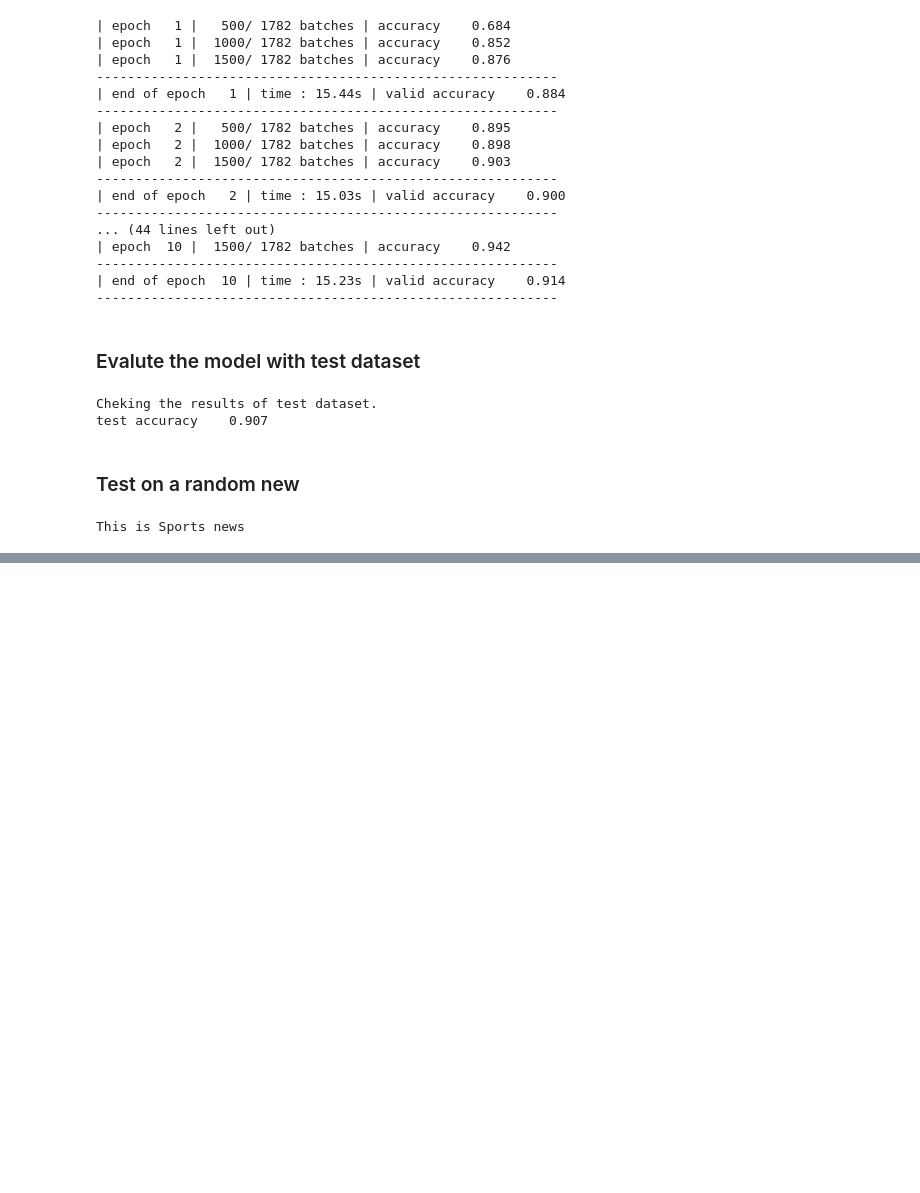
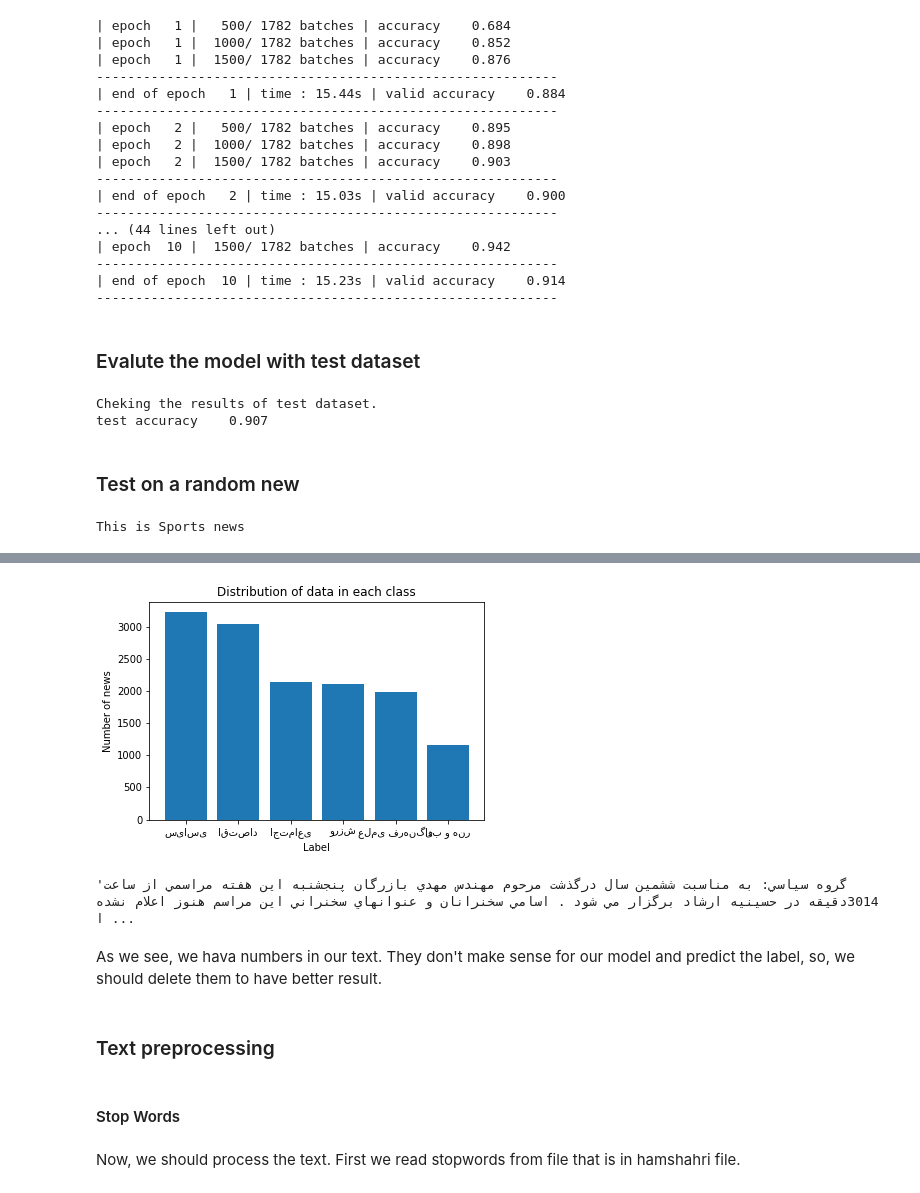
Before and after one commit to ZahraDehghani99/AI-Internship, a Jupyter notebook: Phase05_NLP_With_Neural_Networks/Phase05_NLP_With_Neural_Networks.ipynb, the cells around one changed output, grey strips where cells are left out. Cells and saved outputs as stored; diff of their text form; code cells hidden in the pictures; blank space fills up the shorter version.

```diff
--- a/Phase05_NLP_With_Neural_Networks/Phase05_NLP_With_Neural_Networks.ipynb
+++ b/Phase05_NLP_With_Neural_Networks/Phase05_NLP_With_Neural_Networks.ipynb
@@ -375,0 +541,3 @@ len(os.listdir("/content/drive/MyDrive/AI-Internship/HAM2/2001"))
+# %%
+data = pd.read_csv('/content/ham2-2001.csv')
+data.head()
@@ -375,0 +565,5 @@ len(os.listdir("/content/drive/MyDrive/AI-Internship/HAM2/2001"))
+# %%
+mask_column = ['ادب و هنر', 'اجتماعی', 'علمی فرهنگی', 'اقتصاد', 'سیاسی', 'ورزش']
+# %%
+dataset = data.copy()
+df = dataset.loc[dataset['label'].isin(mask_column)]
@@ -375,0 +625,23 @@ len(os.listdir("/content/drive/MyDrive/AI-Internship/HAM2/2001"))
+# %%
+# destribution of data in each class
+distribution  = list(df.label.value_counts())
+
+plt.bar(['سیاسی','اقتصاد','اجتماعی','ورزش','علمی فرهنگی','ادب و هنر'] ,distribution)
+plt.xlabel("Label")
+plt.ylabel("Number of news")
+plt.title("Distribution of data in each class")
+plt.show()
+# %% [output]
+[figure, added]
+# %%
+df['text'][100]
+# %% [output]
+'گروه سياسي: به مناسبت ششمين سال درگذشت مرحوم مهندس مهدي بازرگان پنجشنبه اين هفته مراسمي از ساعت 3014دقيقه در حسينيه ارشاد برگزار مي شود . اسامي سخنرانان و عنوانهاي سخنراني اين مراسم هنوز اعلام نشده ا ...
+# %% [markdown]
+As we see, we hava numbers in our text. They don't make sense for our model and predict the label, so, we should delete them to have better result.
+# %% [markdown]
+### Text preprocessing
+# %% [markdown]
+#### Stop Words
+# %% [markdown]
+Now, we should process the text. First we read stopwords from file that is in hamshahri file.
```
Also changed, not shown: parts of 50 cells of this notebook.
